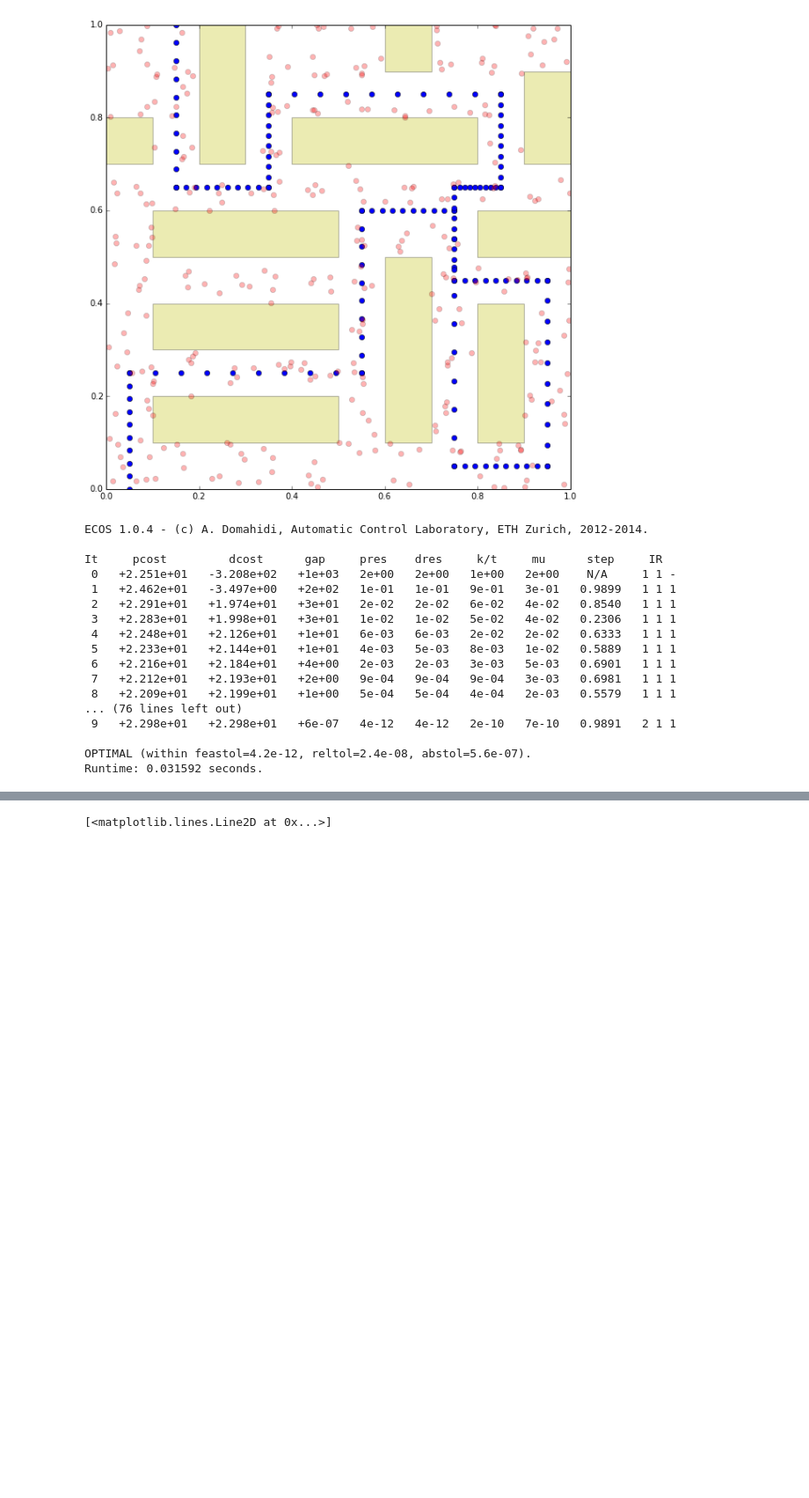
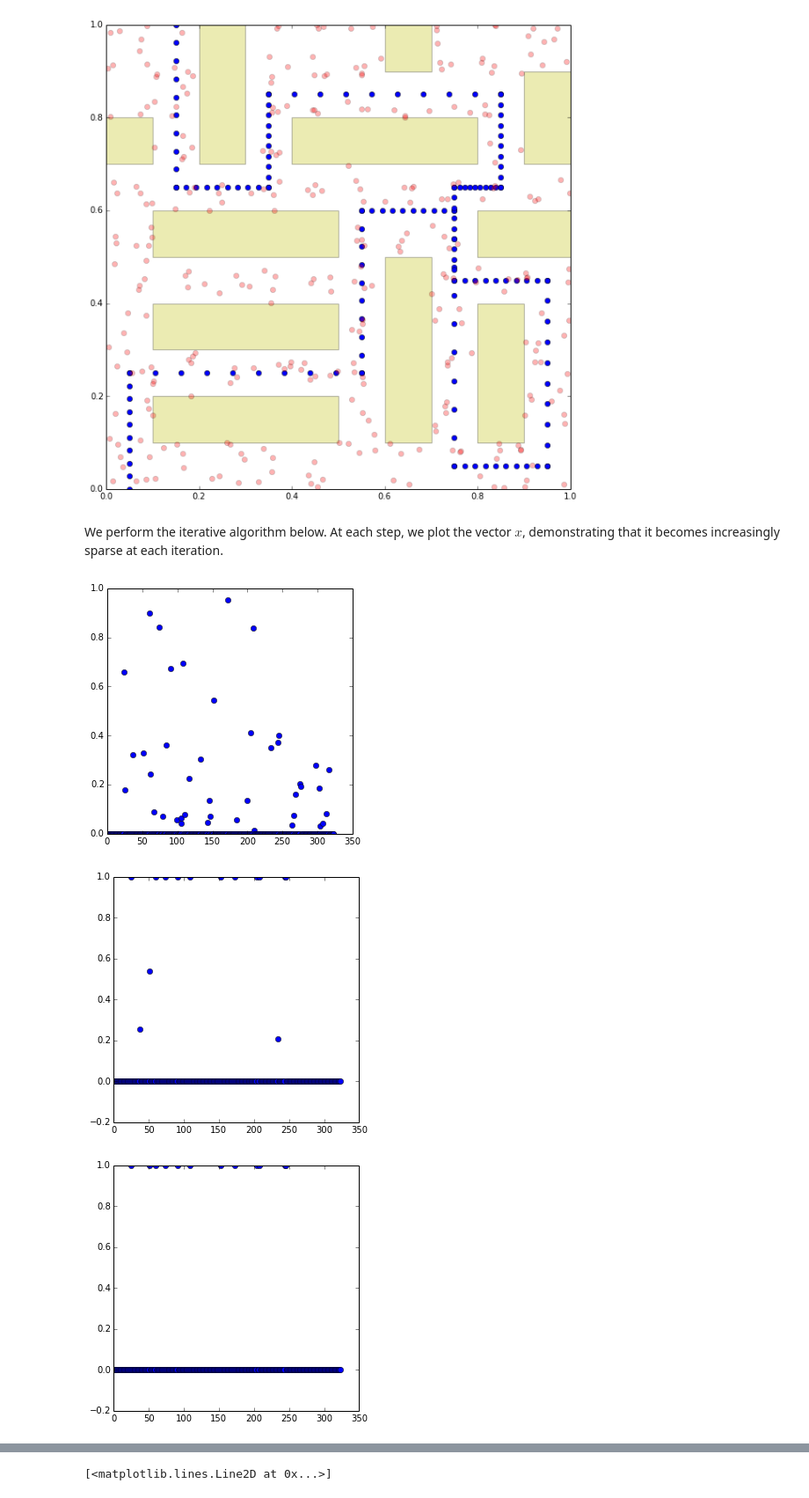
Before and after one commit to ajfriend/cvxpy_examples, a Jupyter notebook: parade_route.ipynb, the cells around one changed output, grey strips where cells are left out. Shown at 88% size. Cells and saved outputs as stored; diff of their text form; code cells hidden in the pictures; blank space fills up the shorter version.

```diff
--- a/parade_route.ipynb
+++ b/parade_route.ipynb
@@ -155,6 +206,8 @@ g = remove_guards(g,buildings)
 
 guard_effects = get_guard_effects(path, g, buildings, p_evade)
 
+A = 1 - np.log(guard_effects)
+
 fig = plt.figure(figsize=(10,10))
 ax = plt.subplot(111,aspect='equal')
 for x,y,w,h in buildings:
@@ -167,40 +220,29 @@ ax.plot(g[0,:],g[1,:],'ro',alpha=.3)
 # %% [output]
 [<matplotlib.lines.Line2D at 0x...>]
 [figure]
-# %%
-A = np.log(guard_effects)
+# %% [markdown]
+We perform the iterative algorithm below. At each step, we plot the vector $x$, demonstrating that it becomes increasingly sparse at each iteration.
 # %%
 num_guards = 12
-eps = 1e-2
+tau = 1e-2
 
 m,n = A.shape
 
-w = np.ones(n)
+w = np.zeros(n)
 
-for i in range(4):
+for i in range(3):
     x = cvx.Variable(n)
     t = cvx.Variable(1)
 
-    objective = cvx.Minimize(t + 2*x.T*w)
-    constr = [0 <=x, x <= 1, A*x <= t,cvx.sum_entries(x) == num_guards]
-    cvx.Problem(objective, constr).solve(verbose=True)
+    objective = cvx.Maximize(t - x.T*w)
+    constr = [0 <=x, x <= 1, t <= A*x,cvx.sum_entries(x) == num_guards]
+    cvx.Problem(objective, constr).solve(verbose=False)
     x = np.array(x.value).flatten()
-    w = 1/(eps+np.abs(x))
+    w = 2/(tau+np.abs(x))
+    fig = plt.figure(figsize=(5,5))
+    ax = fig.add_subplot(111)
+    ax.plot(x,'o')
 # %% [output]
-ECOS 1.0.4 - (c) A. Domahidi, Automatic Control Laboratory, ETH Zurich, 2012-2014.
-
-It     pcost         dcost      gap     pres    dres     k/t     mu      step     IR
- 0   +2.251e+01   -3.208e+02   +1e+03   2e+00   2e+00   1e+00   2e+00    N/A     1 1 -
- 1   +2.462e+01   -3.497e+00   +2e+02   1e-01   1e-01   9e-01   3e-01   0.9899   1 1 1
- 2   +2.291e+01   +1.974e+01   +3e+01   2e-02   2e-02   6e-02   4e-02   0.8540   1 1 1
- 3   +2.283e+01   +1.998e+01   +3e+01   1e-02   1e-02   5e-02   4e-02   0.2306   1 1 1
- 4   +2.248e+01   +2.126e+01   +1e+01   6e-03   6e-03   2e-02   2e-02   0.6333   1 1 1
- 5   +2.233e+01   +2.144e+01   +1e+01   4e-03   5e-03   8e-03   1e-02   0.5889   1 1 1
- 6   +2.216e+01   +2.184e+01   +4e+00   2e-03   2e-03   3e-03   5e-03   0.6901   1 1 1
- 7   +2.212e+01   +2.193e+01   +2e+00   9e-04   9e-04   9e-04   3e-03   0.6981   1 1 1
- 8   +2.209e+01   +2.199e+01   +1e+00   5e-04   5e-04   4e-04   2e-03   0.5579   1 1 1
-... (76 lines left out)
- 9   +2.298e+01   +2.298e+01   +6e-07   4e-12   4e-12   2e-10   7e-10   0.9891   2 1 1
-
-OPTIMAL (within feastol=4.2e-12, reltol=2.4e-08, abstol=5.6e-07).
-Runtime: 0.031592 seconds.
+[figure, added]
+[figure, added]
+[figure, added]
```
Also changed, not shown: parts of 7 cells of this notebook.
